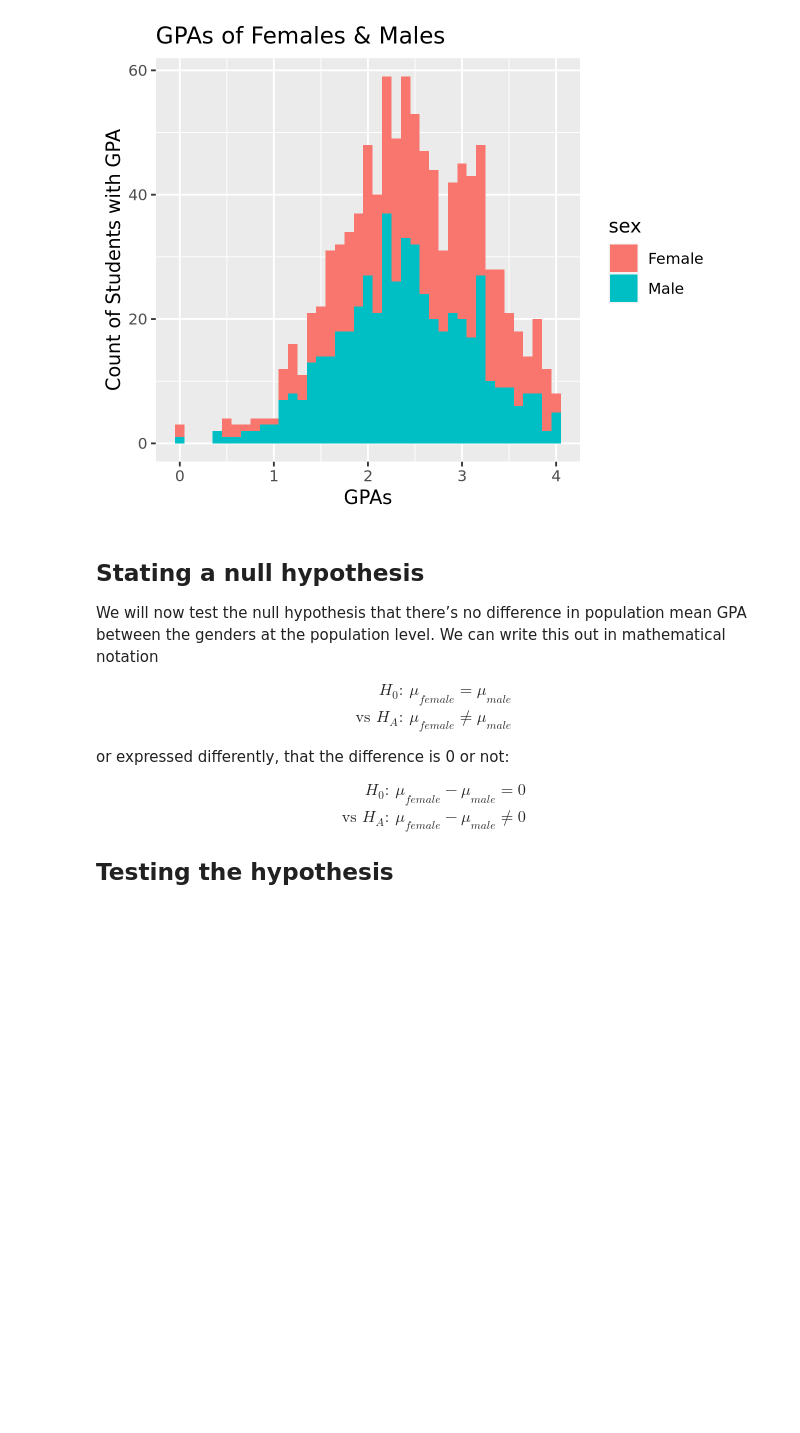
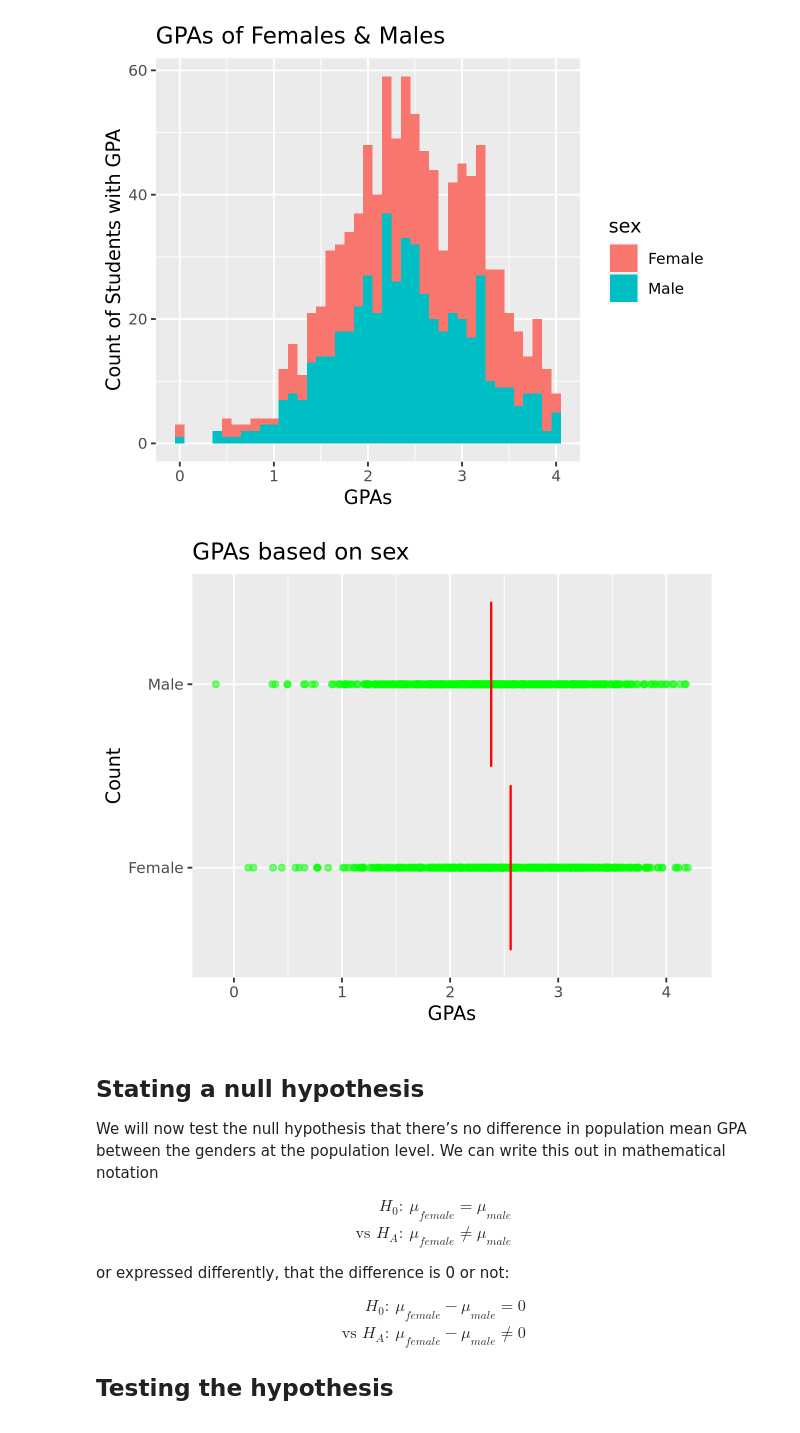
Before and after one commit to UNC-DATA-730/unit-9-assignment-ravula7, a Jupyter notebook: assignment9.ipynb, the cells around one changed output. Drawn from its saved outputs; the diff is of its cells as text; code cells hidden in the pictures; blank space fills up the shorter version.

```diff
--- a/assignment9.ipynb
+++ b/assignment9.ipynb
@@ -103,6 +103,14 @@ Be sure to include a title and label your axes.
 ggplot(sat_gpa, aes(x=gpa_fy, fill=sex)) + geom_histogram(binwidth=0.1) + labs(title = "GPAs of Females & Males", x="GPAs", y="Count of Students with GPA")
 # %% [output]
 [figure]
+# %%
+ggplot(sat_gpa, aes(x = gpa_fy, y = sex)) +
+    geom_point(fill = "blue", position = position_jitter(height = 0, width = 0.2), alpha = 0.5, color = 'green') +
+    stat_summary(geom = 'crossbar', fun = median, color = 'red', size = 0.25, alpha = 0.6) +
+    labs(title = "GPAs based on sex",
+       x = "GPAs", y = "Count")
+# %% [output]
+[figure, added]
 # %% [markdown]
 ## Stating a null hypothesis
 
```
